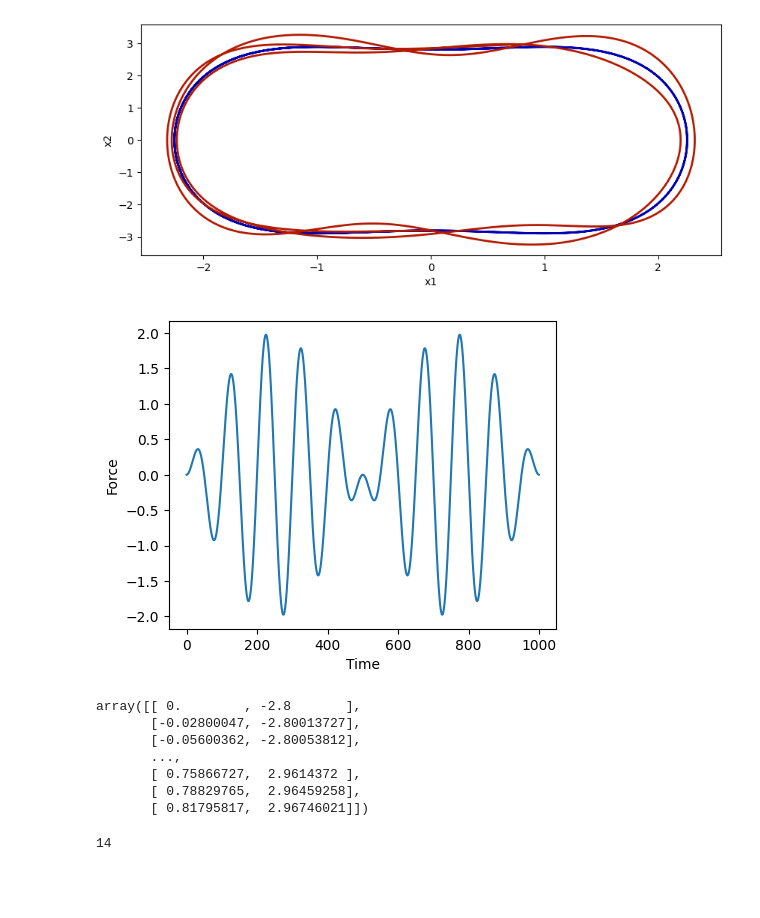
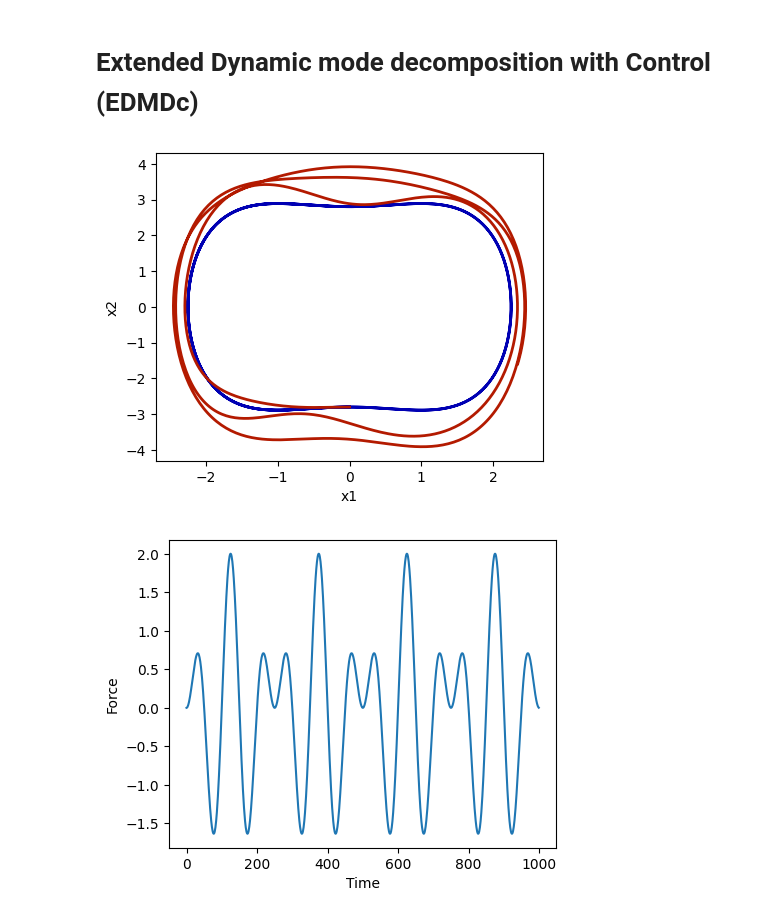
Before and after one commit to shahin1009/EDMD, a Jupyter notebook: EDMDc.ipynb, the cells around one changed output. Saved outputs shown, nothing was run; the diff lists cells and outputs as text; code cells hidden in the pictures; blank space fills up the shorter version.

```diff
--- a/EDMDc.ipynb
+++ b/EDMDc.ipynb
@@ -1,5 +1,7 @@
 # %% [markdown]
 <a href="https://colab.research.google.com/github/shahin1009/EDMD/blob/main/EDMDc.ipynb" target="_parent"><img src="https://colab.research.google.com/assets/colab-badge.svg" alt="Open In Colab"/></a>
+# %% [markdown]
+# Extended Dynamic mode decomposition with Control (EDMDc)
 # %%
 import numpy as np
 import matplotlib.pyplot as plt
@@ -14,7 +20,7 @@ def f(q, t):
 
 
 def forcing(t):
-    return 2 * np.sin(2 * np.pi * 0.1 * t) * np.sin(2 * np.pi * 1 * t)
+    return 2 * np.sin(2 * np.pi * 0.2 * t) * np.sin(2 * np.pi * 1 * t)
 
 def ff(q, t):
     x, y = q
@@ -31,23 +37,23 @@ y=solve(f,x0,t)
 yf = solve(ff,x0,t)
 uf = forcing(t)
 # %%
-fig, ax1 = plt.subplots(figsize=(10, 4))  # Create a figure with two subplots
+fig, ax1 = plt.subplots()  # Create a figure with two subplots
 
 ax1.plot(y[:, 0], y[:, 1], '-', color=[0, 0, 0.7], linewidth=2)
 ax1.plot(yf[:, 0], yf[:, 1], '-', color=[0.7, 0.1, 0], linewidth=2)
 ax1.set_xlabel('x1')
 ax1.set_ylabel('x2')
 plt.show()
 
 fig3 = plt.figure()
 plt.plot(uf)
 plt.xlabel('Time')
 plt.ylabel('Force')
 
 plt.show()
 # %% [output]
-[figure, old version]
+[figure, new version]
-[figure, old version]
+[figure, new version]
 # %%
 def buildTheta(yin, nVars, polyorder):
 
@@ -101,16 +107,6 @@ def buildTheta(yin, nVars, polyorder):
 
 
     return yout
-# %%
-yf
-# %% [output]
-array([[ 0.        , -2.8       ],
-       [-0.02800047, -2.80013727],
-       [-0.05600362, -2.80053812],
-       ...,
-       [ 0.75866727,  2.9614372 ],
-       [ 0.78829765,  2.96459258],
-       [ 0.81795817,  2.96746021]])
 # %%
 polyorder = 4
 nvar = 2
@@ -119,10 +115,7 @@ Theta = buildTheta(yf, nvar, polyorder)
 Theta = Theta.T
 
 Nstates = Theta.shape[0]
-print(Nstates)
 G = np.append(Theta[:,:-1], uf[:-1].reshape(1, -1), 0)
-# %% [output]
-14
 # %%
 from scipy.linalg import svd , inv
 
```
Also changed, not shown: parts of 6 cells of this notebook.
